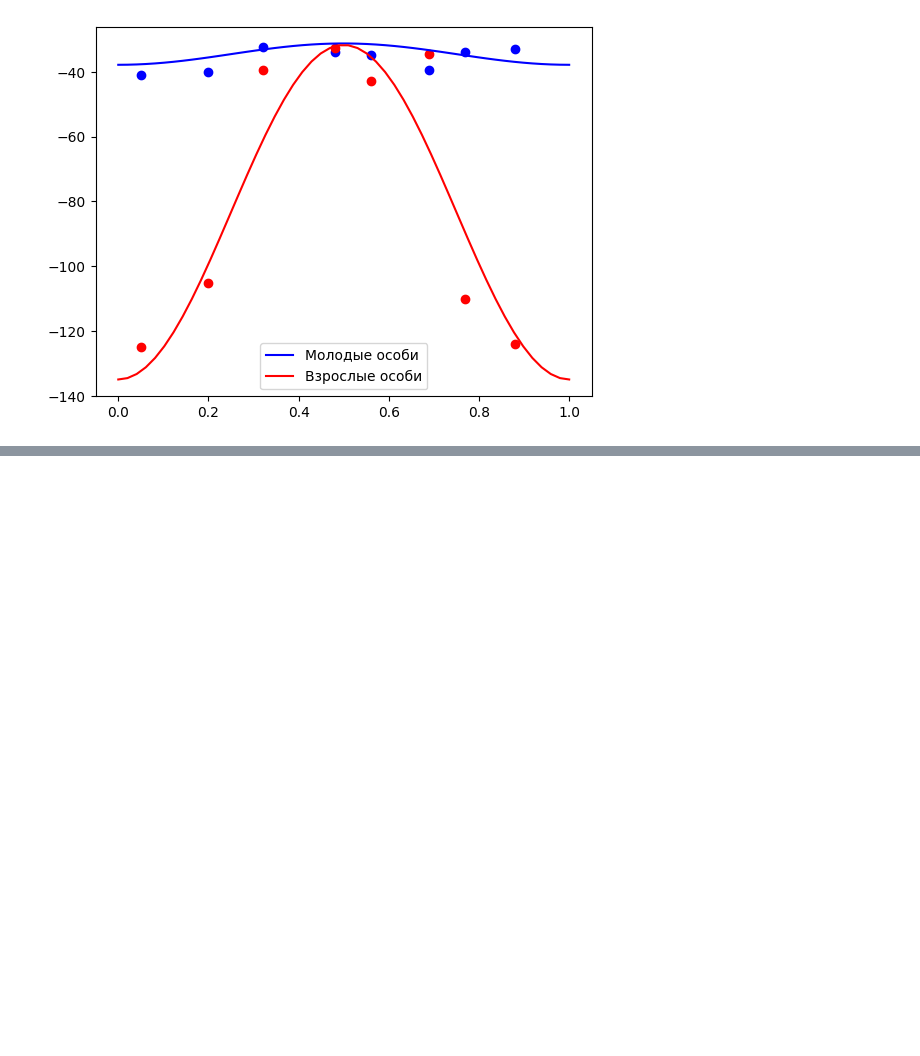
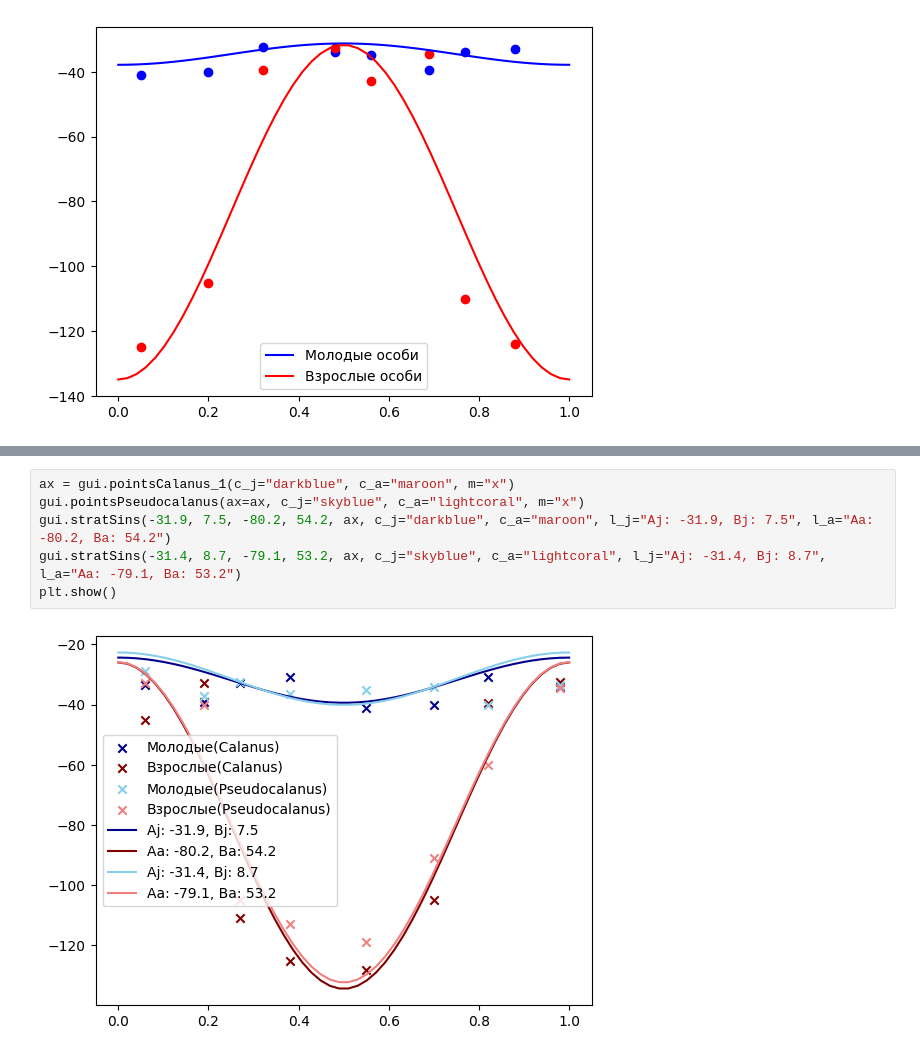
Before and after one commit to Recefi/predator-prey_model, a Jupyter notebook: report.ipynb, the cells around one changed output, grey strips where cells are left out. Saved outputs shown, nothing was run; the diff lists cells and outputs as text; blank space fills up the shorter version.

```diff
--- a/report.ipynb
+++ b/report.ipynb
@@ -160,0 +176,8 @@ plt.show()
+# %%
+ax = gui.pointsCalanus_1(c_j="darkblue", c_a="maroon", m="x")
+gui.pointsPseudocalanus(ax=ax, c_j="skyblue", c_a="lightcoral", m="x")
+gui.stratSins(-31.9, 7.5, -80.2, 54.2, ax, c_j="darkblue", c_a="maroon", l_j="Aj: -31.9, Bj: 7.5", l_a="Aa: -80.2, Ba: 54.2")
+gui.stratSins(-31.4, 8.7, -79.1, 53.2, ax, c_j="skyblue", c_a="lightcoral", l_j="Aj: -31.4, Bj: 8.7", l_a="Aa: -79.1, Ba: 53.2")
+plt.show()
+# %% [output]
+[figure, added]
```
Also changed, not shown: parts of 3 cells of this notebook, 1 other file.
